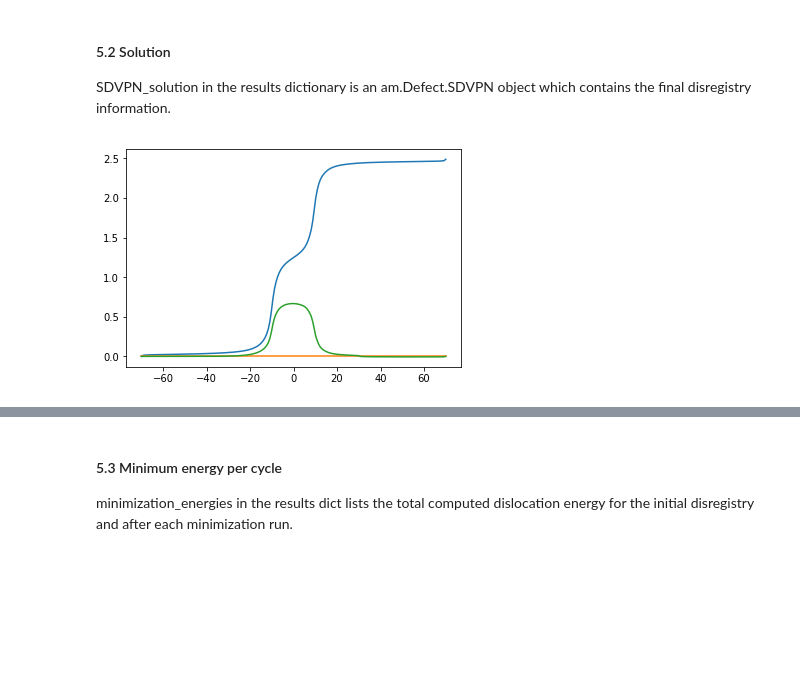
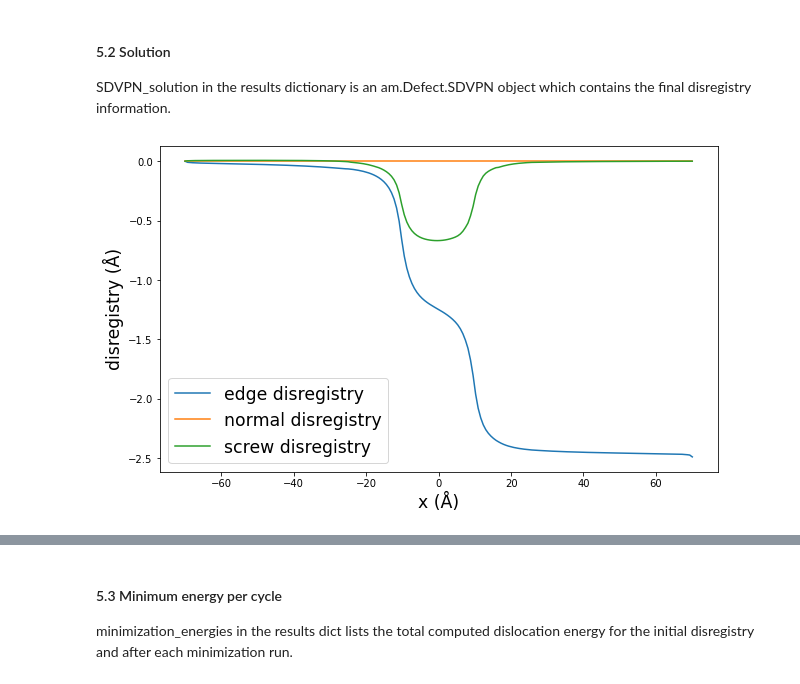
Before and after one commit to lmhale99/iprPy, a Jupyter notebook: notebook/dislocation_SDVPN.ipynb, the cells around one changed output, grey strips where cells are left out. Cells and saved outputs as stored; diff of their text form; code cells hidden in the pictures; blank space fills up the shorter version.

```diff
--- a/notebook/dislocation_SDVPN.ipynb
+++ b/notebook/dislocation_SDVPN.ipynb
@@ -91,5 +84,10 @@ except:
     if not workingdir.is_dir():
         workingdir.mkdir(parents=True)
     os.chdir(workingdir)
+
+# Initialize connection to library
+with open('C:/Users/lmh1/Documents/potentials_nist_gov/password.txt') as f:
+    user, pswd = f.read().strip().split()
+library = iprPy.Library(load=['lammps_potentials'], username=user, password=pswd)
 # %% [markdown]
 ### 2. Assign values for the calculation's run parameters
@@ -145,0 +98,5 @@ per-atom properties = ['atype', 'pos']
+# %%
+# Create ucell by loading prototype record
+ucell = am.load('crystal', potential_LAMMPS_id='1999--Mishin-Y--Ni--LAMMPS--ipr1', family='A1--Cu--fcc', database=library)
+
+print(ucell)
@@ -262,14 +207,15 @@ inputs
 xmax = None
 xstep = 1/5
 xnum = 200
+xscale = True
 
-minimize_style = 'Powell'
-minimize_options = {}
-minimize_options['disp'] = True # will display convergence info
-minimize_options['xtol'] = 1e-6 # smaller convergence tolerance than default
-minimize_options['ftol'] = 1e-6 # smaller convergence tolerance than default
-#minimize_options['maxiter'] = 2 # for testing purposes
-minimize_numcycles = 10
+min_method = 'Powell'
+min_options = {}
+min_options['disp'] = True # will display convergence info
+min_options['xtol'] = 1e-6 # smaller convergence tolerance than default
+min_options['ftol'] = 1e-6 # smaller convergence tolerance than default
+#min_options['maxiter'] = 2 # for testing purposes
+min_cycles = 10
 
 cutofflongrange = uc.set_in_units(1000, 'angstrom')
 halfwidth = uc.set_in_units(5, 'angstrom')
@@ -349,9 +377,9 @@ def peierlsnabarro(alat, C, axes, burgers, gamma, m=[0,1,0], n=[0,0,1],
 # %% [markdown]
 ### 4. Run calculation function(s)
 # %%
-results_dict = peierlsnabarro(ucell.box.a, C, axes, inputs['burgersvector'], inputs['gamma'],
-                              m = inputs['stroh_m'],
-                              n = inputs['stroh_n'],
+results_dict = peierlsnabarro(ucell, C, burgers, ξ_uvw, slip_hkl, gamma,
+                              m = m,
+                              n = n,
                               cutofflongrange = cutofflongrange,
                               #tau = tau,
                               #alpha = alpha,
@@ -365,8 +393,9 @@ results_dict = peierlsnabarro(ucell.box.a, C, axes, inputs['burgersvector'], inp
                               xnum = xnum,
                               xstep = xstep,
                               xmax = xmax,
-                              min_method = minimize_style,
-                              min_options = minimize_options,
-                              min_cycles = minimize_numcycles)
+                              xscale = xscale,
+                              min_method = min_method,
+                              min_options = min_options,
+                              min_cycles = min_cycles)
 # %% [output]
 Optimization terminated successfully.
@@ -404,11 +434,8 @@ energy_per_length_unit = 'eV/angstrom'
 #### 5.2 Solution
 
 SDVPN_solution in the results dictionary is an am.Defect.SDVPN object which contains the final disregistry information.
-# %%
-x = uc.get_in_units(results_dict['SDVPN_solution'].x, length_unit)
-disreg = uc.get_in_units(results_dict['SDVPN_solution'].disregistry, length_unit)
-
-plt.plot(x, disreg)
-plt.show()
-# %% [output]
-[figure, removed]
+# %%
+results_dict['SDVPN_solution'].disregistry_plot(length_unit=length_unit)
+plt.show()
+# %% [output]
+[figure, added]
```
Also changed, not shown: parts of 20 cells of this notebook, 14 other files.
